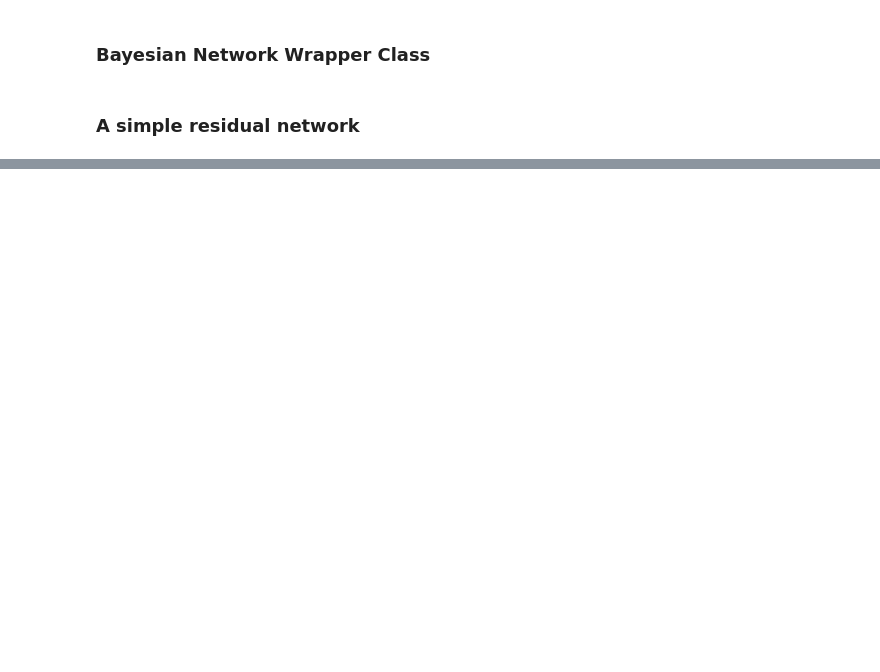
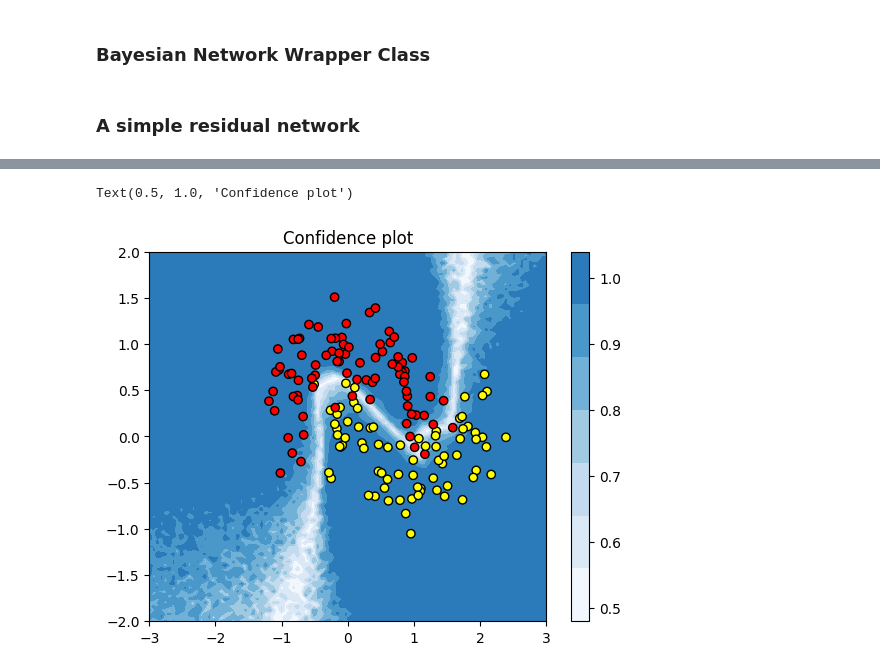
Before and after one commit to LeonY117/Bayes-Stochastic-Depth, a Jupyter notebook: notebooks/two_moon.ipynb, the cells around one changed output, grey strips where cells are left out. Saved outputs shown, nothing was run; the diff lists cells and outputs as text; code cells hidden in the pictures; blank space fills up the shorter version.

```diff
--- a/notebooks/two_moon.ipynb
+++ b/notebooks/two_moon.ipynb
@@ -118,0 +178,19 @@ plot_two_moons(X, y_pred)
+# %%
+net.eval()
+XX, YY = np.meshgrid(np.linspace(-3, 3, 100), np.linspace(-2, 2, 100))
+with torch.no_grad():
+    inp = torch.FloatTensor(np.stack((XX.ravel(), YY.ravel())).T)
+    # net.set_bayes_mode(False, 'sd')
+    # py = net(inp)
+    py = torch.empty((len(inp), 1), dtype=torch.float)
+    for i, x in enumerate(tqdm(inp)):
+        py[i] = Bayes_forward(net, x.unsqueeze(0), T=30)
+    conf = torch.where(py > 0.5, py, 1 - py)  ## THIS LINE COMPUTES THE CONFIDENCE
+    ZZ = conf.reshape(XX.shape)
+CS = plt.contourf(XX, YY, ZZ, cmap="Blues", vmin=0.5, vmax=1.2)
+plt.colorbar(ticks=np.linspace(0.5, 1, 6))
+plt.scatter(X_train[:, 0], X_train[:, 1], c=Y_train, cmap="autumn", edgecolor="k")
+plt.title("Confidence plot")
+# %% [output]
+Text(0.5, 1.0, 'Confidence plot')
+[figure, added]
```
Also changed, not shown: parts of 9 cells of this notebook.
